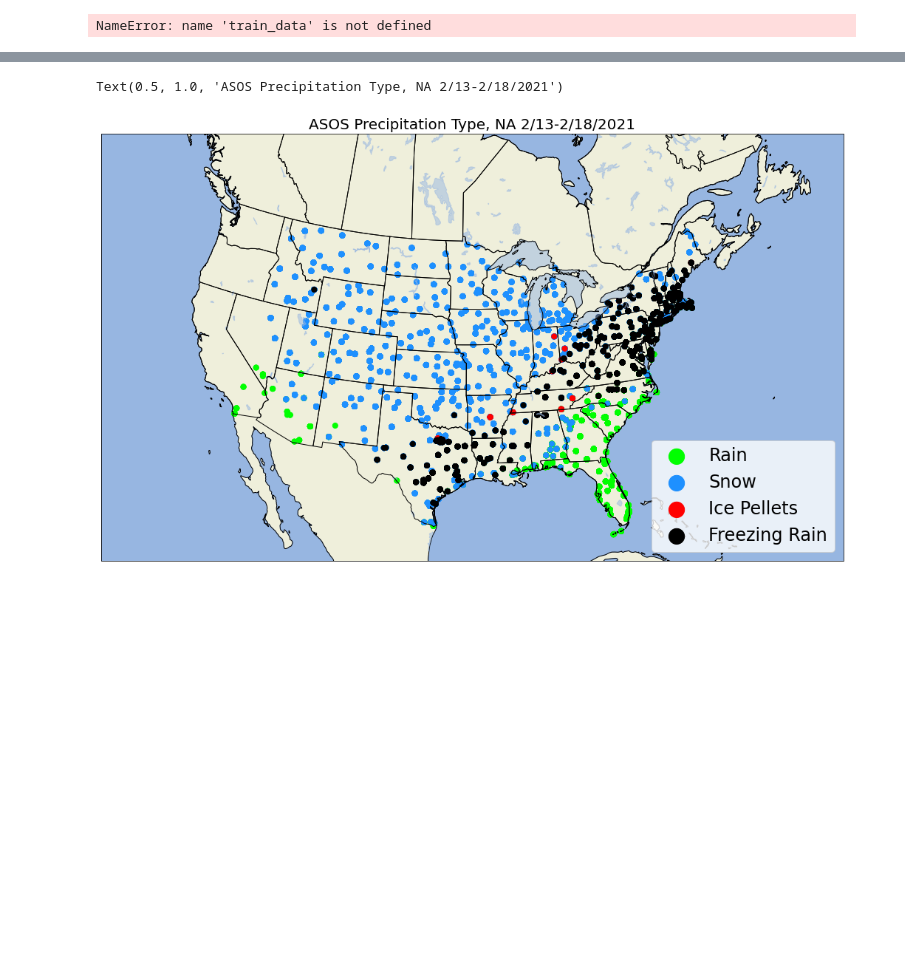
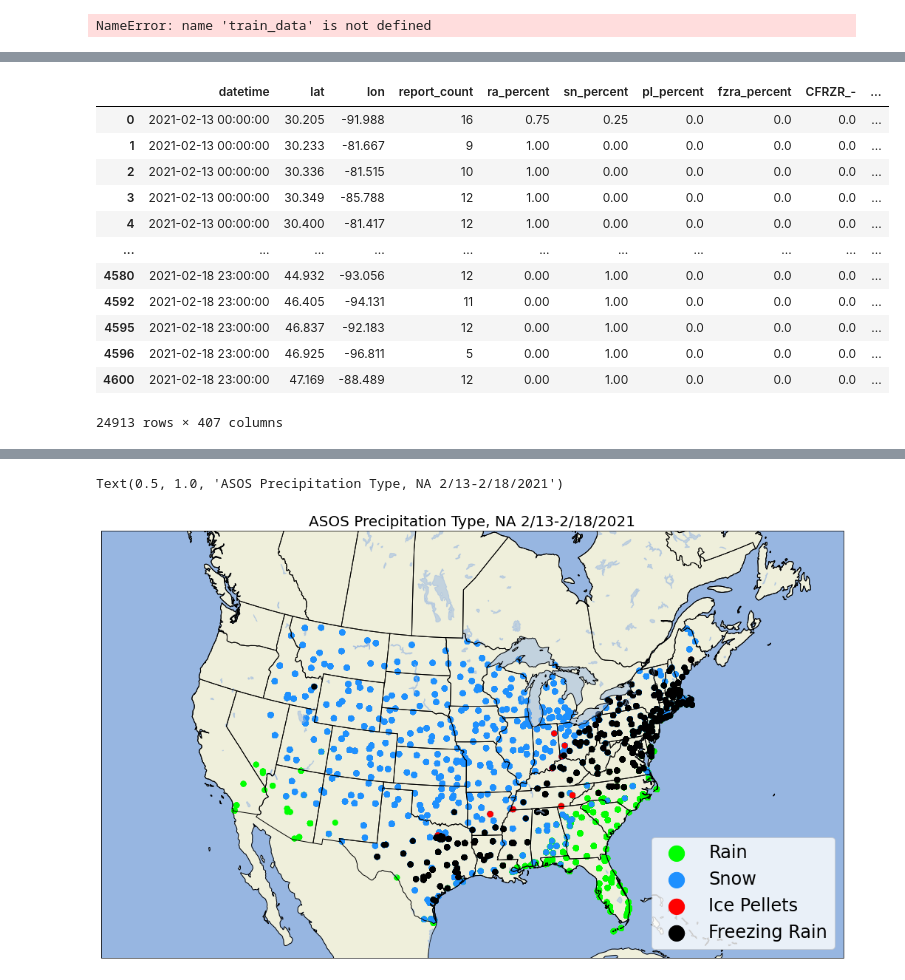
Before and after one commit to ai2es/evidential, a Jupyter notebook: notebooks/evaluate_classifier_ptype.ipynb, the cells around one changed output, grey strips where cells are left out. Saved outputs shown, nothing was run; the diff lists cells and outputs as text; code cells hidden in the pictures; blank space fills up the shorter version.

```diff
--- a/notebooks/categorical.ipynb
+++ b/notebooks/evaluate_classifier_ptype.ipynb
@@ -715 +192,17 @@ df_na_asos.shape
+# %%
+df_na_asos
+# %% [output]
+|  | datetime | lat | lon | report_count | ra_percent | sn_percent | pl_percent | fzra_percent | CFRZR_- | ... |
+| 0 | 2021-02-13 00:00:00 | 30.205 | -91.988 | 16 | 0.75 | 0.25 | 0.0 | 0.0 | 0.0 | ... |
+| 1 | 2021-02-13 00:00:00 | 30.233 | -81.667 | 9 | 1.00 | 0.00 | 0.0 | 0.0 | 0.0 | ... |
+| 2 | 2021-02-13 00:00:00 | 30.336 | -81.515 | 10 | 1.00 | 0.00 | 0.0 | 0.0 | 0.0 | ... |
+| 3 | 2021-02-13 00:00:00 | 30.349 | -85.788 | 12 | 1.00 | 0.00 | 0.0 | 0.0 | 0.0 | ... |
+| 4 | 2021-02-13 00:00:00 | 30.400 | -81.417 | 12 | 1.00 | 0.00 | 0.0 | 0.0 | 0.0 | ... |
+| ... | ... | ... | ... | ... | ... | ... | ... | ... | ... | ... |
+| 4580 | 2021-02-18 23:00:00 | 44.932 | -93.056 | 12 | 0.00 | 1.00 | 0.0 | 0.0 | 0.0 | ... |
+| 4592 | 2021-02-18 23:00:00 | 46.405 | -94.131 | 11 | 0.00 | 1.00 | 0.0 | 0.0 | 0.0 | ... |
+| 4595 | 2021-02-18 23:00:00 | 46.837 | -92.183 | 12 | 0.00 | 1.00 | 0.0 | 0.0 | 0.0 | ... |
+| 4596 | 2021-02-18 23:00:00 | 46.925 | -96.811 | 5 | 0.00 | 1.00 | 0.0 | 0.0 | 0.0 | ... |
+| 4600 | 2021-02-18 23:00:00 | 47.169 | -88.489 | 12 | 0.00 | 1.00 | 0.0 | 0.0 | 0.0 | ... |
+24913 rows × 407 columns
 # %%
```
Also changed, not shown: parts of 40 cells of this notebook, 4 other files.
